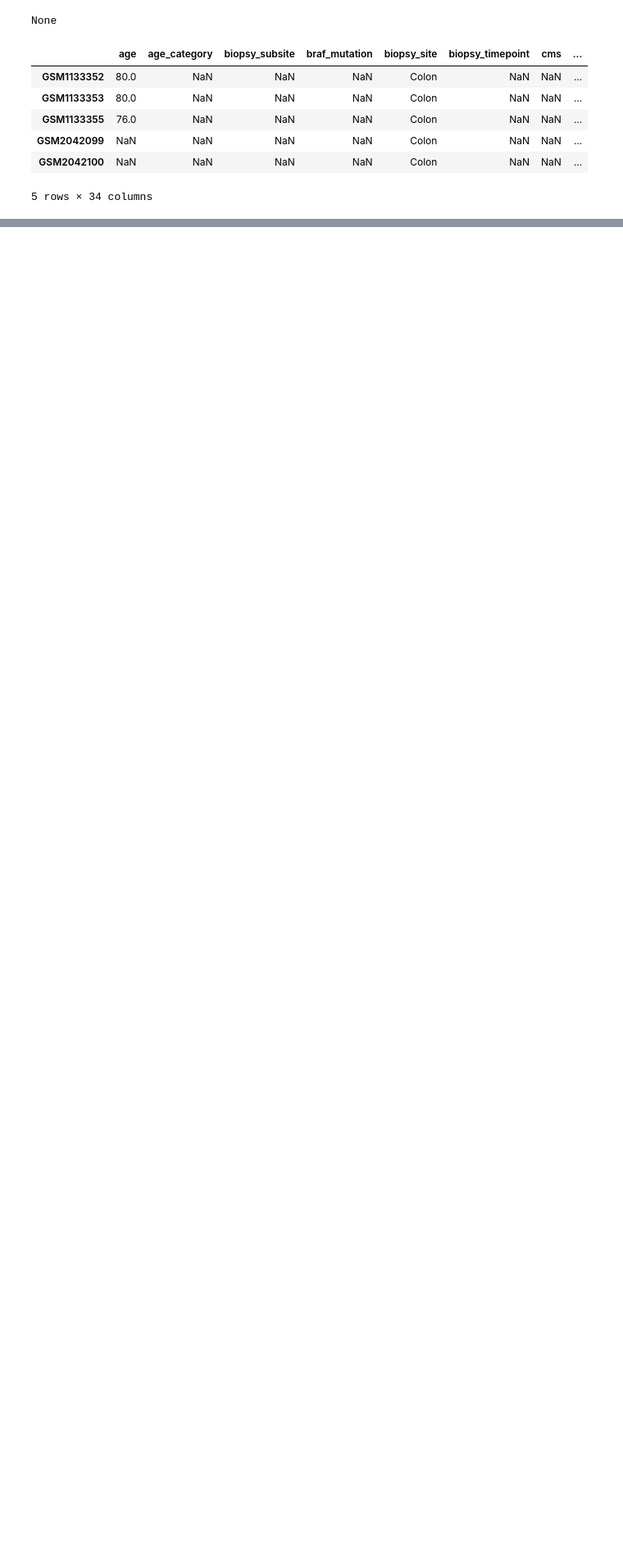
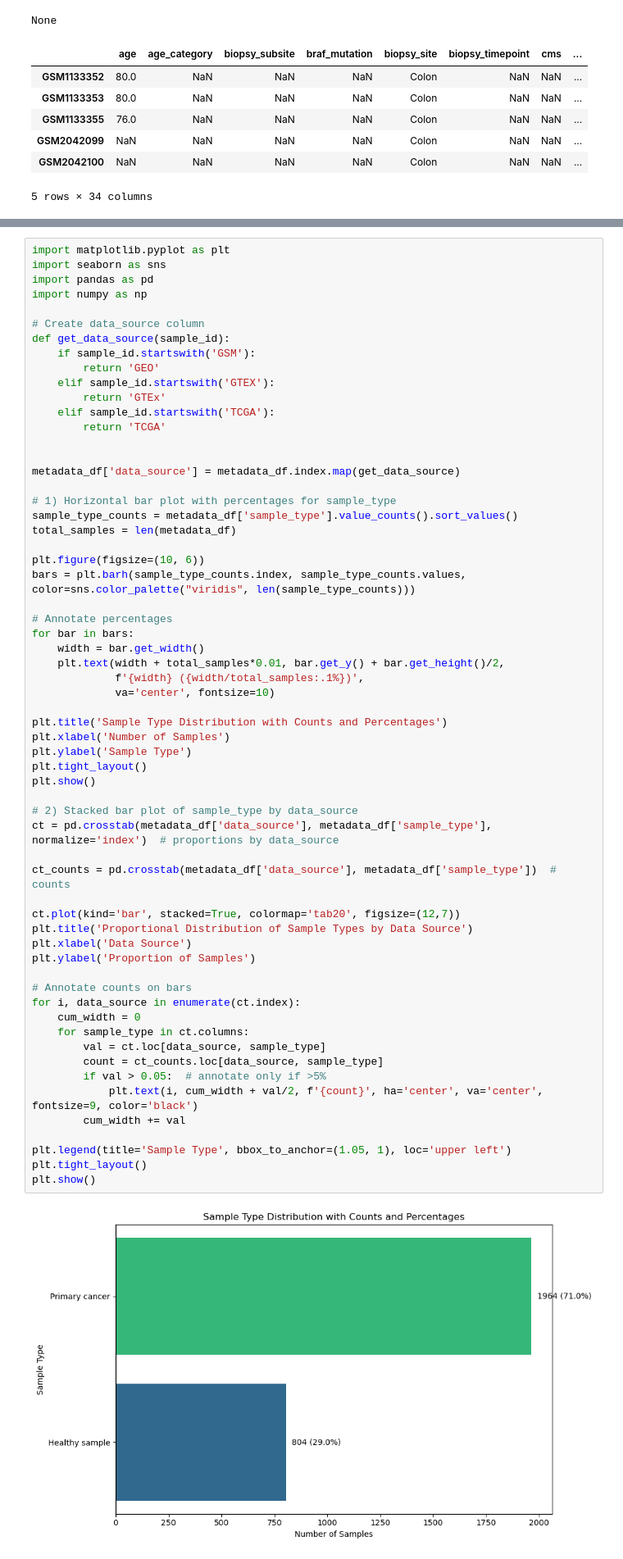
Before and after one commit to RandFa/CRC_cancer, a Jupyter notebook: notebooks/EDA.ipynb, the cells around one changed output, grey strips where cells are left out. Shown at 82% size. Saved outputs shown, nothing was run; the diff lists cells and outputs as text; blank space fills up the shorter version.

```diff
--- a/notebooks/EDA.ipynb
+++ b/notebooks/EDA.ipynb
@@ -94,0 +179,63 @@ None
+# %%
+import matplotlib.pyplot as plt
+import seaborn as sns
+import pandas as pd
+import numpy as np
+
+# Create data_source column
+def get_data_source(sample_id):
+    if sample_id.startswith('GSM'):
+        return 'GEO'
+    elif sample_id.startswith('GTEX'):
+        return 'GTEx'
+    elif sample_id.startswith('TCGA'):
+        return 'TCGA'
+
+
+metadata_df['data_source'] = metadata_df.index.map(get_data_source)
+
+# 1) Horizontal bar plot with percentages for sample_type
+sample_type_counts = metadata_df['sample_type'].value_counts().sort_values()
+total_samples = len(metadata_df)
+
+plt.figure(figsize=(10, 6))
+bars = plt.barh(sample_type_counts.index, sample_type_counts.values, color=sns.color_palette("viridis", len(sample_type_counts)))
+
+# Annotate percentages
+for bar in bars:
+    width = bar.get_width()
+    plt.text(width + total_samples*0.01, bar.get_y() + bar.get_height()/2,
+             f'{width} ({width/total_samples:.1%})',
+             va='center', fontsize=10)
+
+plt.title('Sample Type Distribution with Counts and Percentages')
+plt.xlabel('Number of Samples')
+plt.ylabel('Sample Type')
+plt.tight_layout()
+plt.show()
+
+# 2) Stacked bar plot of sample_type by data_source
+ct = pd.crosstab(metadata_df['data_source'], metadata_df['sample_type'], normalize='index')  # proportions by data_source
+
+ct_counts = pd.crosstab(metadata_df['data_source'], metadata_df['sample_type'])  # counts
+
+ct.plot(kind='bar', stacked=True, colormap='tab20', figsize=(12,7))
+plt.title('Proportional Distribution of Sample Types by Data Source')
+plt.xlabel('Data Source')
+plt.ylabel('Proportion of Samples')
+
+# Annotate counts on bars
+for i, data_source in enumerate(ct.index):
+    cum_width = 0
+    for sample_type in ct.columns:
+        val = ct.loc[data_source, sample_type]
+        count = ct_counts.loc[data_source, sample_type]
+        if val > 0.05:  # annotate only if >5%
+            plt.text(i, cum_width + val/2, f'{count}', ha='center', va='center', fontsize=9, color='black')
+        cum_width += val
+
+plt.legend(title='Sample Type', bbox_to_anchor=(1.05, 1), loc='upper left')
+plt.tight_layout()
+plt.show()
+# %% [output]
+[figure, added]
```
Also changed, not shown: parts of 17 cells of this notebook, 3 other files.
